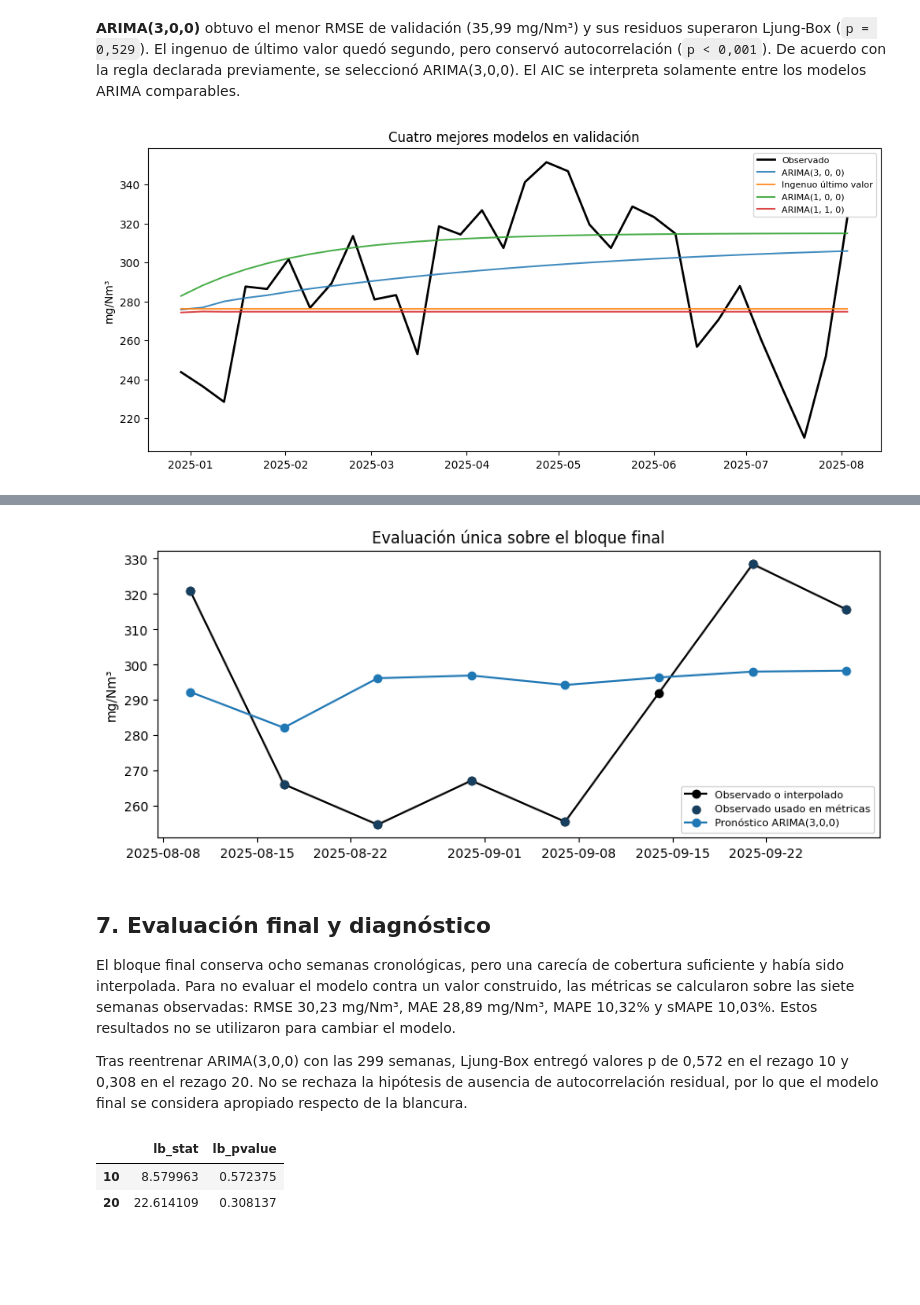
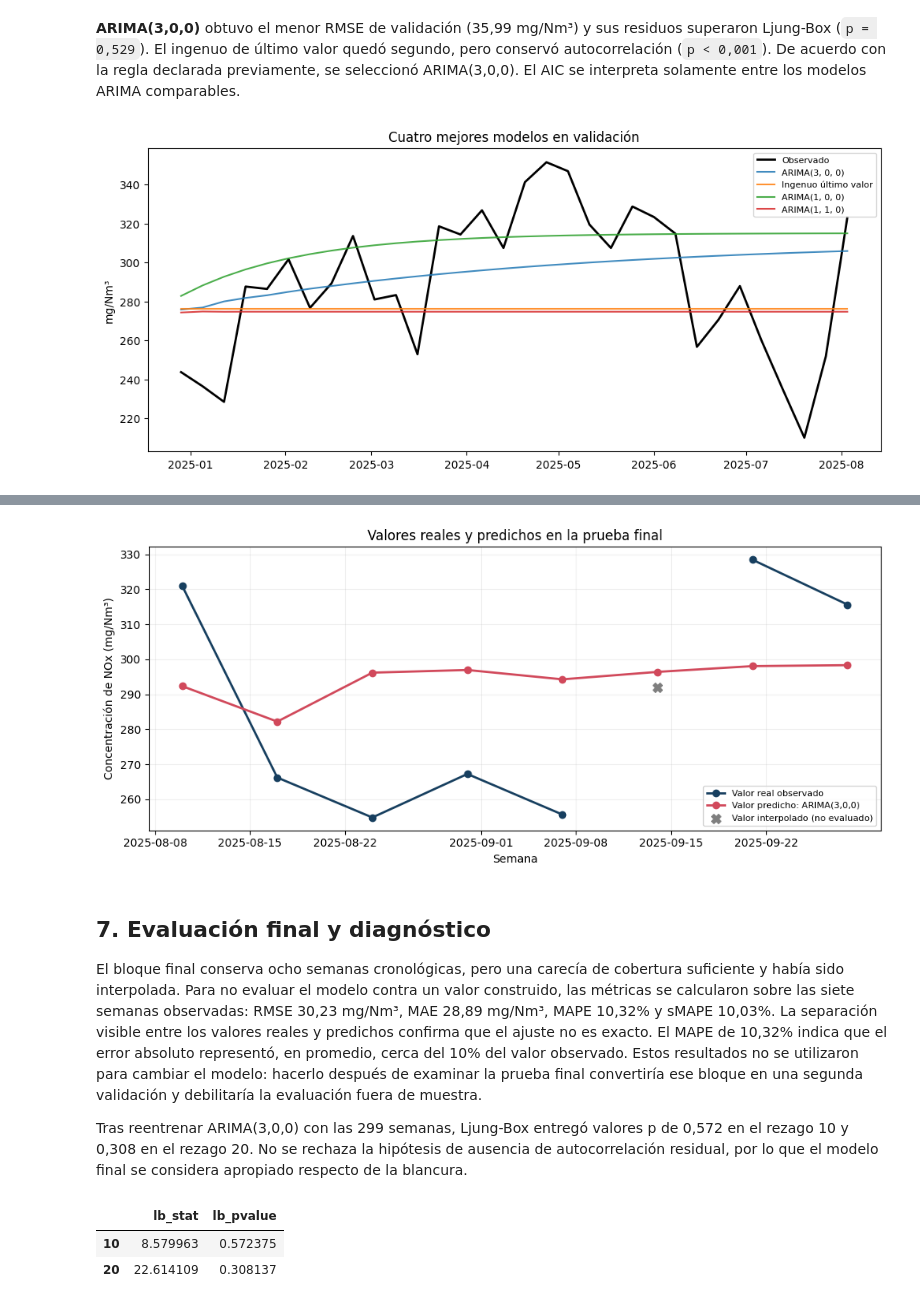
Before and after one commit to glopezr10/proyecto_series_tiempo, a Jupyter notebook: entrega/Trabajo_Final_Series_Tiempo.ipynb, the cells around one changed output, grey strips where cells are left out. Saved outputs shown, nothing was run; the diff lists cells and outputs as text; code cells hidden in the pictures; blank space fills up the shorter version.

```diff
--- a/prototipo_entrega/Trabajo_Final_Series_Tiempo.ipynb
+++ b/entrega/Trabajo_Final_Series_Tiempo.ipynb
@@ -45,16 +42,16 @@ from statsmodels.tsa.stattools import adfuller
 warnings.filterwarnings("ignore")
 
 ROOT = Path.cwd().resolve()
-if ROOT.name == "prototipo_entrega":
-    PROTO = ROOT
+if ROOT.name == "entrega":
+    ENTREGA = ROOT
     PROJECT_ROOT = ROOT.parent
 else:
     PROJECT_ROOT = ROOT
-    PROTO = ROOT / "prototipo_entrega"
+    ENTREGA = ROOT / "entrega"
 
-DATA = PROTO / "data"
-TABLES = PROTO / "resultados" / "tablas"
-FIGURES = PROTO / "resultados" / "figuras"
+DATA = ENTREGA / "data"
+TABLES = ENTREGA / "resultados" / "tablas"
+FIGURES = ENTREGA / "resultados" / "figuras"
 
 H_VALIDACION = 32
 H_PRUEBA = 8
@@ -422,44 +419,64 @@ def ajustar_arima_300(y):
         y, order=(3, 0, 0), trend="c",
         enforce_stationarity=False, enforce_invertibility=False
     ).fit(disp=False, maxiter=200, cov_type="none")
 
 fig, ax = plt.subplots(figsize=(12, 5))
 ax.plot(validacion, label="Observado", color="black", linewidth=2)
 for nombre in comparacion.head(4)["modelo"]:
     ax.plot(validacion.index, pronosticos_validacion[nombre], label=nombre, alpha=0.85)
 ax.set(title="Cuatro mejores modelos en validación", ylabel="mg/Nm³")
 ax.legend(fontsize=8)
 plt.show()
 
 train_validacion = serie.iloc[:-H_PRUEBA]
 ajuste_prueba = ajustar_arima_300(train_validacion)
 pred_prueba = np.asarray(ajuste_prueba.get_forecast(H_PRUEBA).predicted_mean)
 mascara_observada = ~semanal["valor_imputado"].iloc[-H_PRUEBA:].to_numpy()
 metricas_prueba = pd.DataFrame([{
     "modelo": modelo_seleccionado,
     "semanas_bloque_prueba": H_PRUEBA,
     "semanas_observadas_evaluadas": int(mascara_observada.sum()),
     **calcular_metricas(prueba.iloc[mascara_observada], pred_prueba[mascara_observada])
 }])
 display(metricas_prueba)
 
-fig, ax = plt.subplots(figsize=(10, 4))
-ax.plot(prueba, label="Observado o interpolado", marker="o", color="black")
-ax.scatter(prueba.index[mascara_observada], prueba.iloc[mascara_observada],
-           label="Observado usado en métricas", color="#173f5f", zorder=3)
-ax.plot(prueba.index, pred_prueba, label="Pronóstico ARIMA(3,0,0)", marker="o")
-ax.set(title="Evaluación única sobre el bloque final", ylabel="mg/Nm³")
+observado_prueba = prueba.copy()
+observado_prueba.iloc[~mascara_observada] = np.nan
+
+fig, ax = plt.subplots(figsize=(10, 4.5))
+ax.plot(
+    prueba.index, observado_prueba,
+    label="Valor real observado", color="#173f5f",
+    marker="o", linewidth=2
+)
+ax.plot(
+    prueba.index, pred_prueba,
+    label="Valor predicho: ARIMA(3,0,0)", color="#d1495b",
+    marker="o", linewidth=2
+)
+ax.scatter(
+    prueba.index[~mascara_observada], prueba.iloc[~mascara_observada],
+    label="Valor interpolado (no evaluado)", color="#7f7f7f",
+    marker="X", s=70, zorder=4
+)
+ax.set(
+    title="Valores reales y predichos en la prueba final",
+    xlabel="Semana", ylabel="Concentración de NOx (mg/Nm³)"
+)
+ax.grid(alpha=0.2)
 ax.legend(fontsize=8)
+plt.tight_layout()
+fig.savefig(FIGURES / "06_prueba_final.png", dpi=180, bbox_inches="tight")
 plt.show()
 # %% [output]
 [figure]
 |  | modelo | semanas_bloque_prueba | semanas_observadas_evaluadas | RMSE | MAE | MAPE | sMAPE |
 | 0 | ARIMA(3, 0, 0) | 8 | 7 | 30.233987 | 28.890217 | 10.315222 | 10.025562 |
-[figure, old version]
+[figure, new version]
 # %% [markdown]
 ## 7. Evaluación final y diagnóstico
 
-El bloque final conserva ocho semanas cronológicas, pero una carecía de cobertura suficiente y había sido interpolada. Para no evaluar el modelo contra un valor construido, las métricas se calcularon sobre las siete semanas observadas: RMSE 30,23 mg/Nm³, MAE 28,89 mg/Nm³, MAPE 10,32% y sMAPE 10,03%. Estos resultados no se utilizaron para cambiar el modelo.
+El bloque final conserva ocho semanas cronológicas, pero una carecía de cobertura suficiente y había sido interpolada. Para no evaluar el modelo contra un valor construido, las métricas se calcularon sobre las siete semanas observadas: RMSE 30,23 mg/Nm³, MAE 28,89 mg/Nm³, MAPE 10,32% y sMAPE 10,03%. La separación visible entre los valores reales y predichos confirma que el ajuste no es exacto. El MAPE de 10,32% indica que el error absoluto representó, en promedio, cerca del 10% del valor observado. Estos resultados no se utilizaron para cambiar el modelo: hacerlo después de examinar la prueba final convertiría ese bloque en una segunda validación y debilitaría la evaluación fuera de muestra.
 
 Tras reentrenar ARIMA(3,0,0) con las 299 semanas, Ljung-Box entregó valores p de 0,572 en el rezago 10 y 0,308 en el rezago 20. No se rechaza la hipótesis de ausencia de autocorrelación residual, por lo que el modelo final se considera apropiado respecto de la blancura.
 # %%
```
Also changed, not shown: parts of 4 cells of this notebook, 54 other files.
